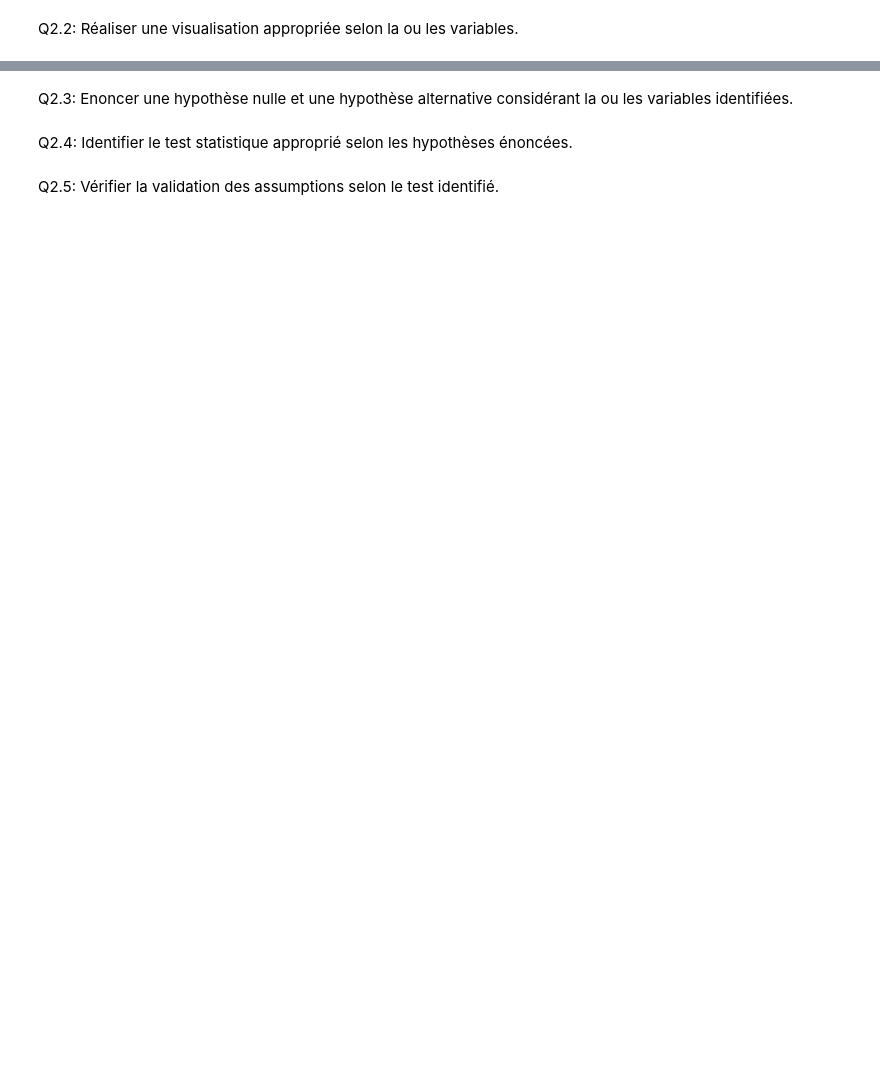
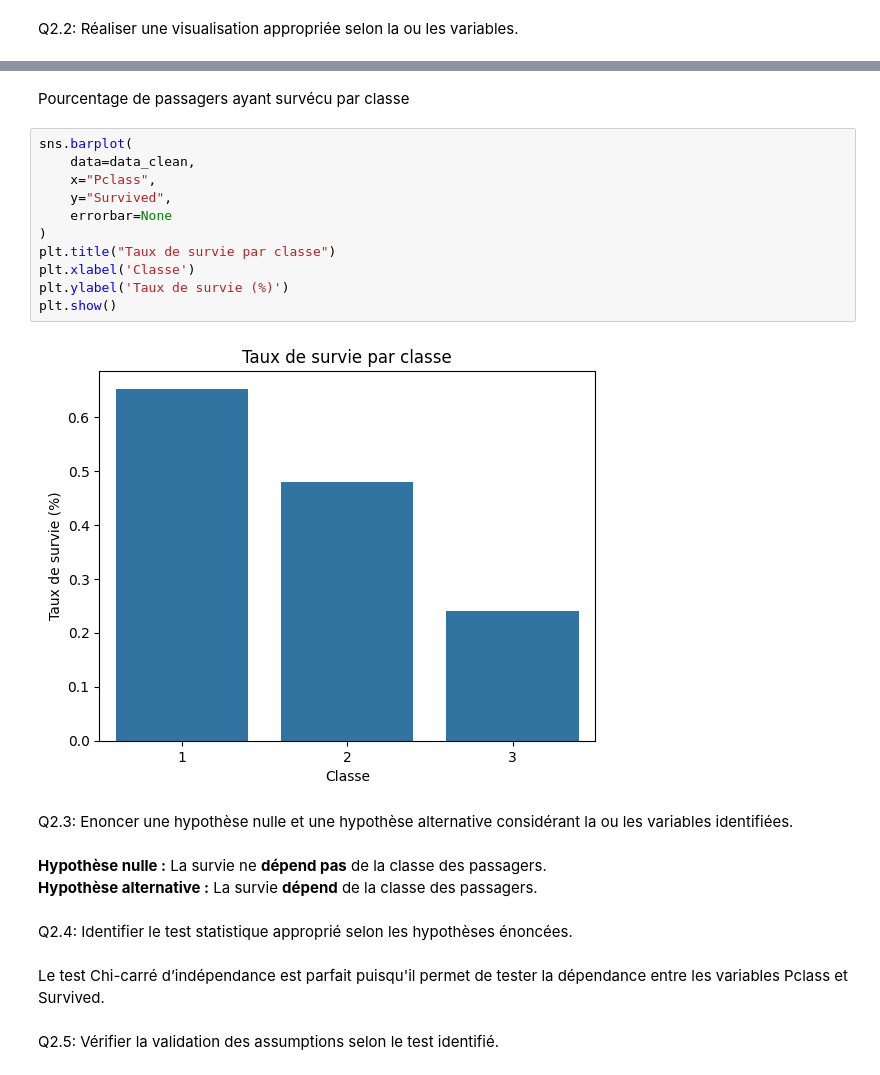
Before and after one commit to marino-casagranda/62-62.2-Data-Analysis, a Jupyter notebook: Projet.ipynb, the cells around one changed output, grey strips where cells are left out. Drawn from its saved outputs; the diff is of its cells as text; blank space fills up the shorter version.

```diff
--- a/Projet.ipynb
+++ b/Projet.ipynb
@@ -247,6 +293,26 @@ Q2.2: Réaliser une visualisation appropriée selon la ou les variables.
+# %% [markdown]
+Pourcentage de passagers ayant survécu par classe
+# %%
+sns.barplot(
+    data=data_clean,
+    x="Pclass",
+    y="Survived",
+    errorbar=None
+)
+plt.title("Taux de survie par classe")
+plt.xlabel('Classe')
+plt.ylabel('Taux de survie (%)')
+plt.show()
+# %% [output]
+[figure, added]
 # %% [markdown]
 Q2.3: Enoncer une hypothèse nulle et une hypothèse alternative considérant la ou les variables identifiées.
+# %% [markdown]
+**Hypothèse nulle :** La survie ne **dépend pas** de la classe des passagers.
+**Hypothèse alternative :** La survie **dépend** de la classe des passagers.
 # %% [markdown]
 Q2.4: Identifier le test statistique approprié selon les hypothèses énoncées.
+# %% [markdown]
+Le test Chi-carré d’indépendance est parfait puisqu'il permet de tester la dépendance entre les variables Pclass et Survived.
 # %% [markdown]
 Q2.5: Vérifier la validation des assumptions selon le test identifié.
```
Also changed, not shown: parts of 13 cells of this notebook.
